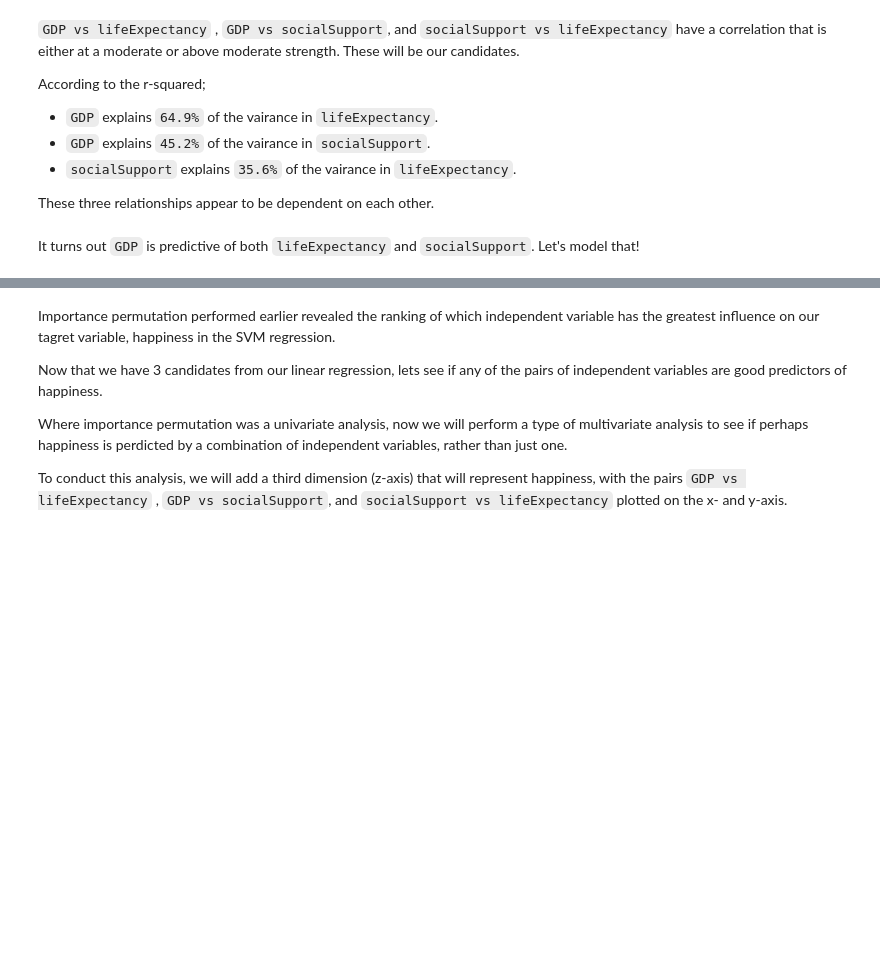
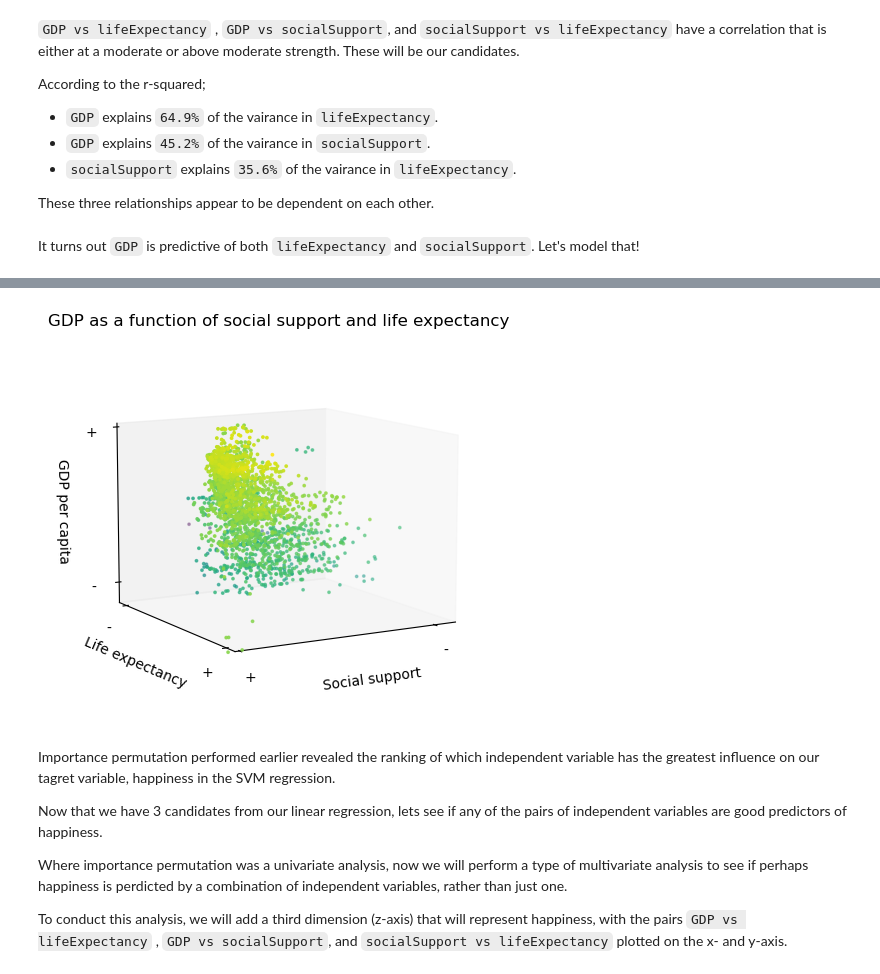
Before and after one commit to nooralteneiji/-Supervised-Machine-Learning-to-Explore-Data-From-The-World-Happiness-Report-, a Jupyter notebook: Notebook.ipynb, the cells around one changed output, grey strips where cells are left out. Saved outputs shown, nothing was run; the diff lists cells and outputs as text; code cells hidden in the pictures; blank space fills up the shorter version.

```diff
--- a/Notebook.ipynb
+++ b/Notebook.ipynb
@@ -1287,3 +1242,74 @@ plt.show()
+# %%
+scaler_life_social = StandardScaler() # Create a new scaler for the features
+X_life_social  = scaler_life_social.fit_transform(X_encoded[['socialSupport', 'lifeExpectancy']]) # Fit and transform the features
+
+
+x = X_life_social[:, 0]  # social support
+y = X_life_social[:, 1]  # life expectancy
+z = X_encoded[['GDP']].values.ravel()  # GDP per capita. our z value needs to be a 1d array, not column from df
+# Create an interactive3D scatter plot
+fig = go.Figure(data=[go.Scatter3d(x=x, y=y, z=z, mode='markers',
+                                   marker=dict(size=3, color=z, colorscale='Viridis'))])
+
+fig.update_layout(scene=dict(xaxis=dict(title='Social support'),
+                             yaxis=dict(title='Life expectancy'),
+                             zaxis=dict(title='GDP per capita')),
+                  title='GDP as a function of social support and life expectancy')
+
+fig.update_layout(scene=dict(
+    xaxis=dict(title='Social support', tickvals=[-4, 1], ticktext=['-', '+'], showticklabels=True),
+    yaxis=dict(title='Life expectancy', tickvals=[-8, 2], ticktext=['-', '+'], showticklabels=True),
+    zaxis=dict(title='GDP per capita', tickvals=[6, 11], ticktext=['-', '+'], showticklabels=True)),
+    title='GDP as a function of social support and life expectancy'
+)
+
+
+# fig.update_layout(scene=dict(xaxis=dict(title='Social support'),
+#                              yaxis=dict(title='Life expectancy'),
+#                              zaxis=dict(title='GDP per capita')),
+#                   title='GDP as a function of social support and life expectancy')
+
+fig.show()
+
+# Create a static 3D scatter plot
+fig = plt.figure(figsize=(5, 5))
+ax = fig.add_subplot(111, projection='3d')
+ax.scatter(x, y, z, c=y, marker='o', s=3) # setting color = y elucidates dimensionality despite graph being 2d
+
+
+ax.set_xlabel('Social support')
+ax.set_ylabel('Life expectancy')
+ax.set_zlabel('GDP per capita')
+ax.set_title('GDP as a function of social support and life expectancy')
+
+# remove the tick labels since they are not meaningful in and of themselves, just keep zero for reference
+
+ax.set_xlim([-5, 1])  # set the range
+ax.set_ylim([-8, 2])  # set the range
+ax.set_zlim([6, 11])  # set the range
+
+ax.set_xticks([-4.5,1])
+ax.set_yticks([-7.5,1.5])
+ax.set_zticks([6.5,11])
+
+ax.set_xticklabels(['-','+'])
+ax.set_yticklabels(['-','+'])
+ax.set_zticklabels(['-','+'])
+
+
+ax.view_init(elev=10, azim=60) # let's rotate graph along z-axis to get a better look at the data distribution
+
+# alpha = 0.1, 0.1, 0.1, 0.1 # RGBA
+alpha = 0, 0, 0, 0 # RGBA
+
+
+ax.xaxis._axinfo["grid"]['color'] =  (alpha)
+ax.yaxis._axinfo["grid"]['color'] =  (alpha)
+ax.zaxis._axinfo["grid"]['color'] =  (alpha)
+
+plt.show()
+# %% [output]
+[figure, added]
 # %% [markdown]
 Importance permutation performed earlier revealed the ranking of which independent variable has the greatest influence on our tagret variable, happiness in the SVM regression.
 
```
Also changed, not shown: parts of 3 cells of this notebook.
